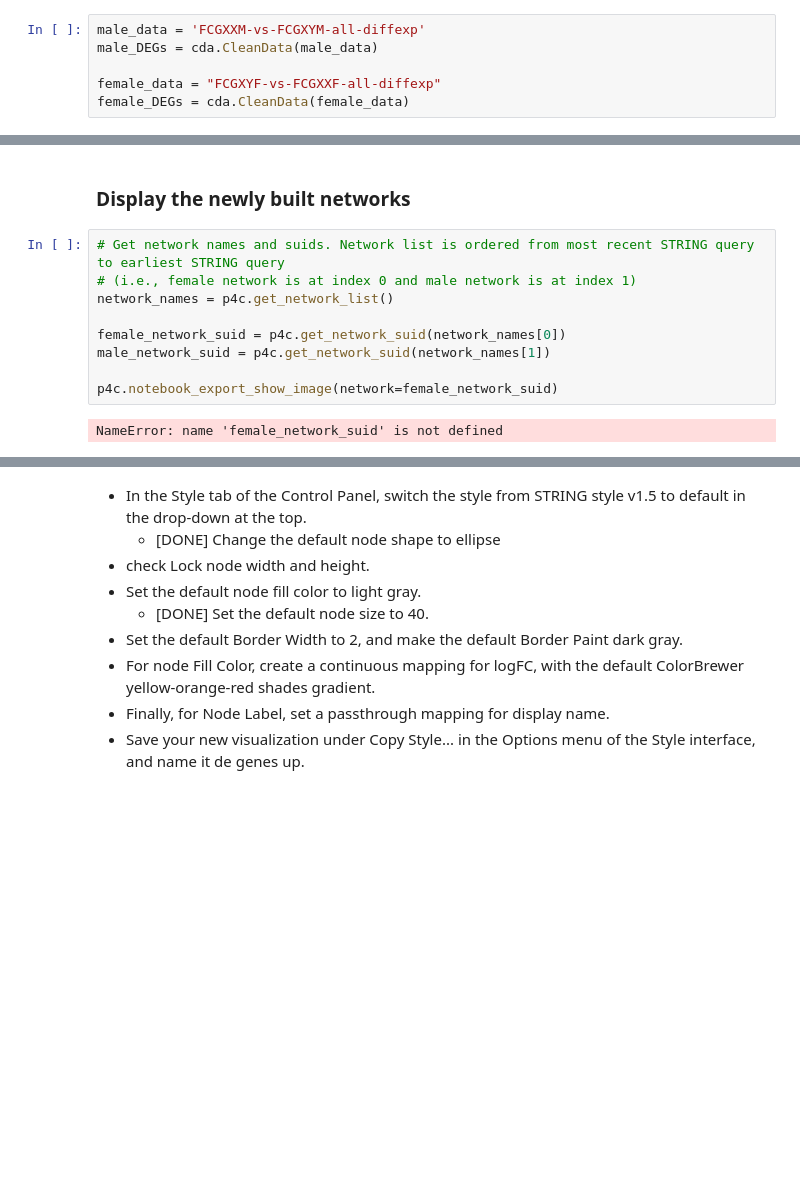
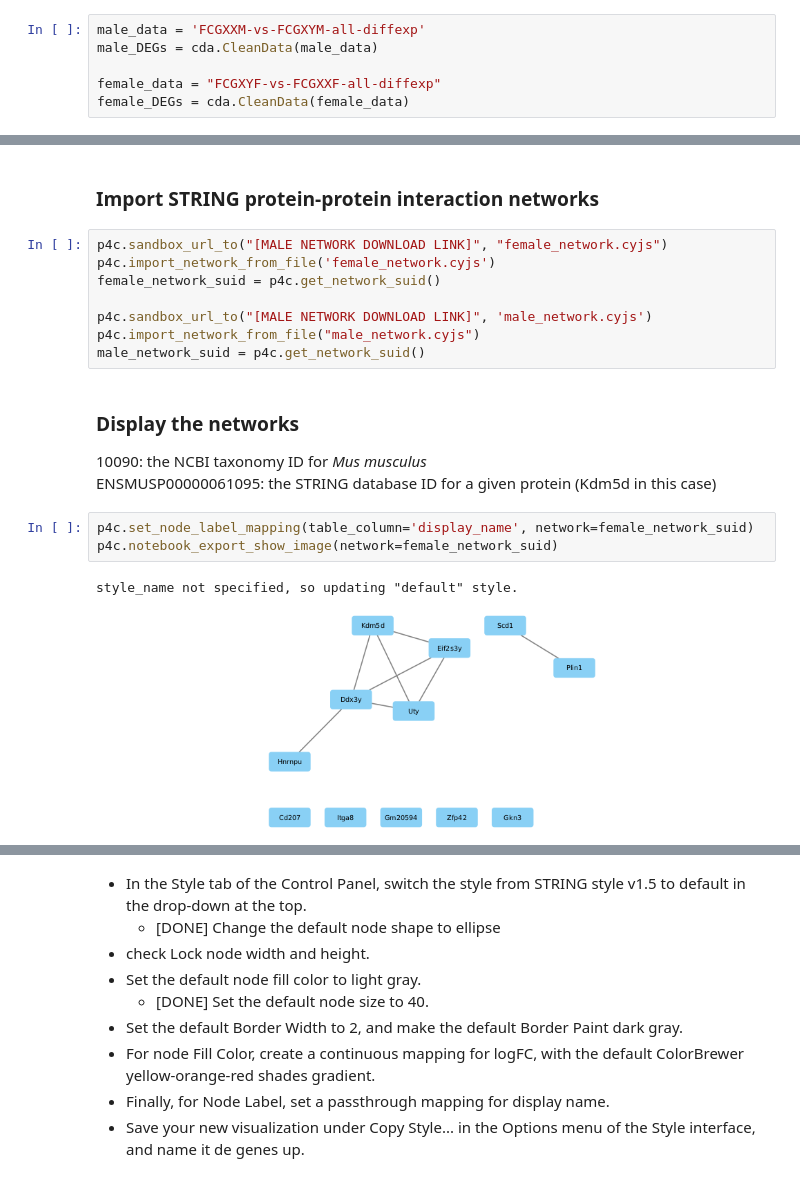
Before and after one commit to hverdonk/RNAseq-network-analysis, a Jupyter notebook: network-finder.ipynb, the cells around one changed output, grey strips where cells are left out. Saved outputs shown, nothing was run; the diff lists cells and outputs as text; blank space fills up the shorter version.

Commit message:
networks now imported rather than incorrectly built, log2foldchange and padj data integrated into node tables

```diff
--- a/network-finder.ipynb
+++ b/network-finder.ipynb
@@ -55,14 +45,22 @@ print(test_table)
-# %% [markdown]
-### Display the newly built networks
-# %%
-# Get network names and suids. Network list is ordered from most recent STRING query to earliest STRING query
-# (i.e., female network is at index 0 and male network is at index 1)
-network_names = p4c.get_network_list()
-
-female_network_suid = p4c.get_network_suid(network_names[0])
-male_network_suid = p4c.get_network_suid(network_names[1])
-
-p4c.notebook_export_show_image(network=female_network_suid)
-# %% [output]
-NameError: name 'female_network_suid' is not defined
+# %% [markdown]
+### Import STRING protein-protein interaction networks
+# %%
+p4c.sandbox_url_to("[MALE NETWORK DOWNLOAD LINK]", "female_network.cyjs")
+p4c.import_network_from_file('female_network.cyjs')
+female_network_suid = p4c.get_network_suid()
+
+p4c.sandbox_url_to("[MALE NETWORK DOWNLOAD LINK]", 'male_network.cyjs')
+p4c.import_network_from_file("male_network.cyjs")
+male_network_suid = p4c.get_network_suid()
+# %% [markdown]
+### Display the networks
+
+10090: the NCBI taxonomy ID for *Mus musculus*
+ENSMUSP00000061095: the STRING database ID for a given protein (Kdm5d in this case)
+# %%
+p4c.set_node_label_mapping(table_column='display_name', network=female_network_suid)
+p4c.notebook_export_show_image(network=female_network_suid)
+# %% [output]
+style_name not specified, so updating "default" style.
+[figure, added]
 # %%
```
Also changed, not shown: parts of 14 cells of this notebook, 3 other files.
